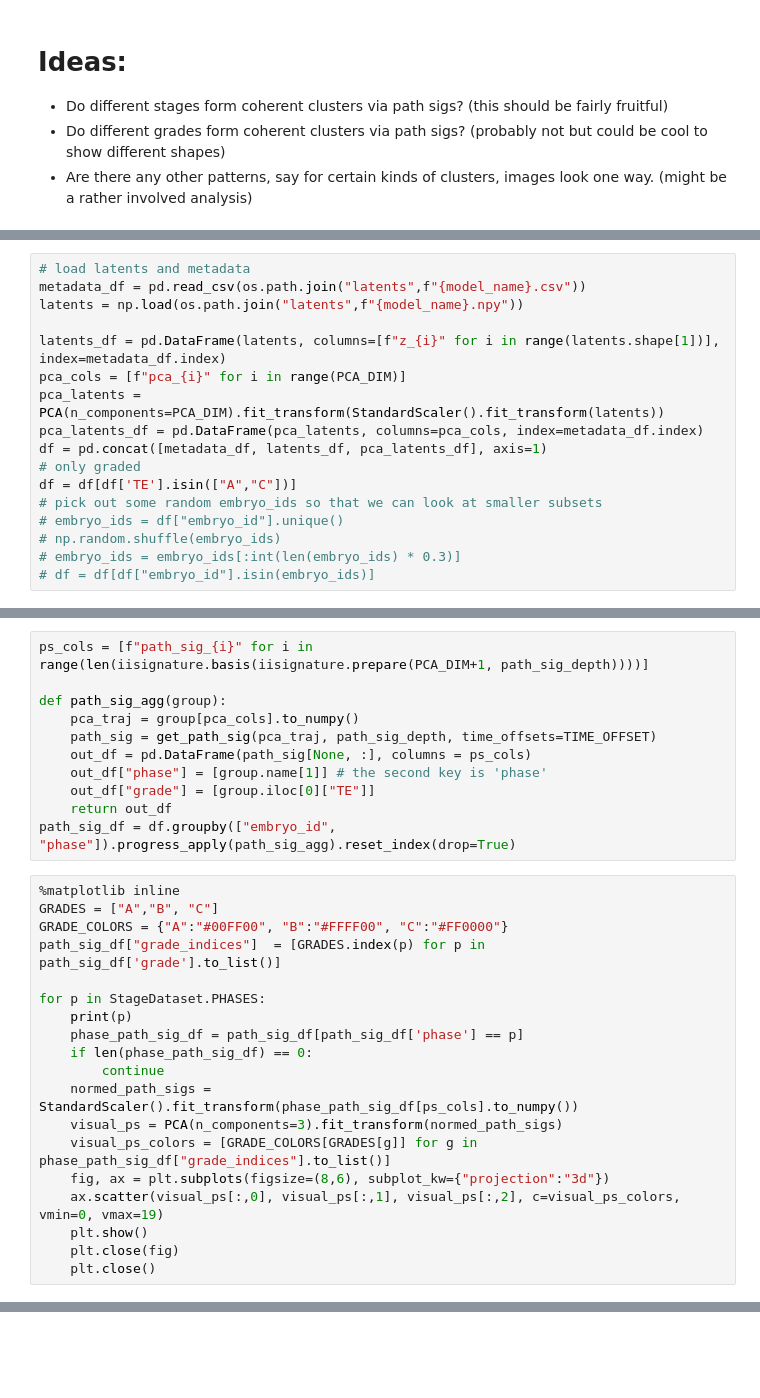
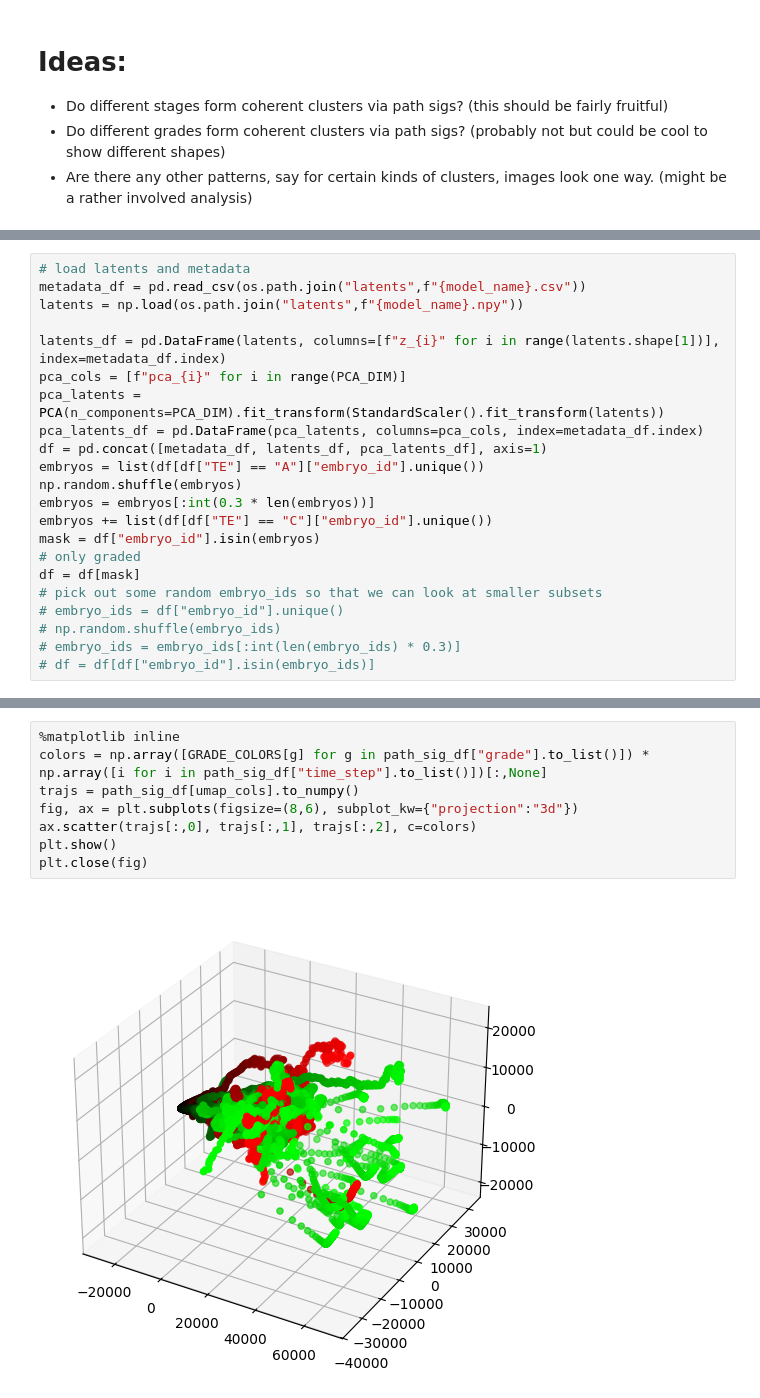
Before and after one commit to UW-Madison-CBML/MORFEA, a Jupyter notebook: analysis/qual_analysis.ipynb, the cells around one changed output, grey strips where cells are left out. Cells and saved outputs as stored; diff of their text form; blank space fills up the shorter version.

```diff
--- a/analysis/qual_analysis.ipynb
+++ b/analysis/qual_analysis.ipynb
@@ -46,8 +49,13 @@ pca_cols = [f"pca_{i}" for i in range(PCA_DIM)]
 pca_latents = PCA(n_components=PCA_DIM).fit_transform(StandardScaler().fit_transform(latents))
 pca_latents_df = pd.DataFrame(pca_latents, columns=pca_cols, index=metadata_df.index)
 df = pd.concat([metadata_df, latents_df, pca_latents_df], axis=1)
+embryos = list(df[df["TE"] == "A"]["embryo_id"].unique())
+np.random.shuffle(embryos)
+embryos = embryos[:int(0.3 * len(embryos))]
+embryos += list(df[df["TE"] == "C"]["embryo_id"].unique())
+mask = df["embryo_id"].isin(embryos)
 # only graded
-df = df[df['TE'].isin(["A","C"])]
+df = df[mask]
 # pick out some random embryo_ids so that we can look at smaller subsets
 # embryo_ids = df["embryo_id"].unique()
 # np.random.shuffle(embryo_ids)
@@ -59,30 +77,0 @@ colors = df["TE"].to_list()
-# %%
-ps_cols = [f"path_sig_{i}" for i in range(len(iisignature.basis(iisignature.prepare(PCA_DIM+1, path_sig_depth))))]
-
-def path_sig_agg(group):
-    pca_traj = group[pca_cols].to_numpy()
-    path_sig = get_path_sig(pca_traj, path_sig_depth, time_offsets=TIME_OFFSET)
-    out_df = pd.DataFrame(path_sig[None, :], columns = ps_cols)
-    out_df["phase"] = [group.name[1]] # the second key is 'phase'
-    out_df["grade"] = [group.iloc[0]["TE"]]
-    return out_df
-path_sig_df = df.groupby(["embryo_id", "phase"]).progress_apply(path_sig_agg).reset_index(drop=True)
-# %%
-%matplotlib inline
-GRADES = ["A","B", "C"]
-GRADE_COLORS = {"A":"#00FF00", "B":"#FFFF00", "C":"#FF0000"}
-path_sig_df["grade_indices"]  = [GRADES.index(p) for p in path_sig_df['grade'].to_list()]
-
-for p in StageDataset.PHASES:
-    print(p)
-    phase_path_sig_df = path_sig_df[path_sig_df['phase'] == p]
-    if len(phase_path_sig_df) == 0:
-        continue
-    normed_path_sigs = StandardScaler().fit_transform(phase_path_sig_df[ps_cols].to_numpy())
-    visual_ps = PCA(n_components=3).fit_transform(normed_path_sigs)
-    visual_ps_colors = [GRADE_COLORS[GRADES[g]] for g in phase_path_sig_df["grade_indices"].to_list()]
-    fig, ax = plt.subplots(figsize=(8,6), subplot_kw={"projection":"3d"})
-    ax.scatter(visual_ps[:,0], visual_ps[:,1], visual_ps[:,2], c=visual_ps_colors, vmin=0, vmax=19)
-    plt.show()
-    plt.close(fig)
-    plt.close()
@@ -102,0 +78,10 @@ t3
+# %%
+%matplotlib inline
+colors = np.array([GRADE_COLORS[g] for g in path_sig_df["grade"].to_list()]) * np.array([i for i in path_sig_df["time_step"].to_list()])[:,None]
+trajs = path_sig_df[umap_cols].to_numpy()
+fig, ax = plt.subplots(figsize=(8,6), subplot_kw={"projection":"3d"})
+ax.scatter(trajs[:,0], trajs[:,1], trajs[:,2], c=colors)
+plt.show()
+plt.close(fig)
+# %% [output]
+[figure, added]
```
Also changed, not shown: parts of 6 cells of this notebook.
